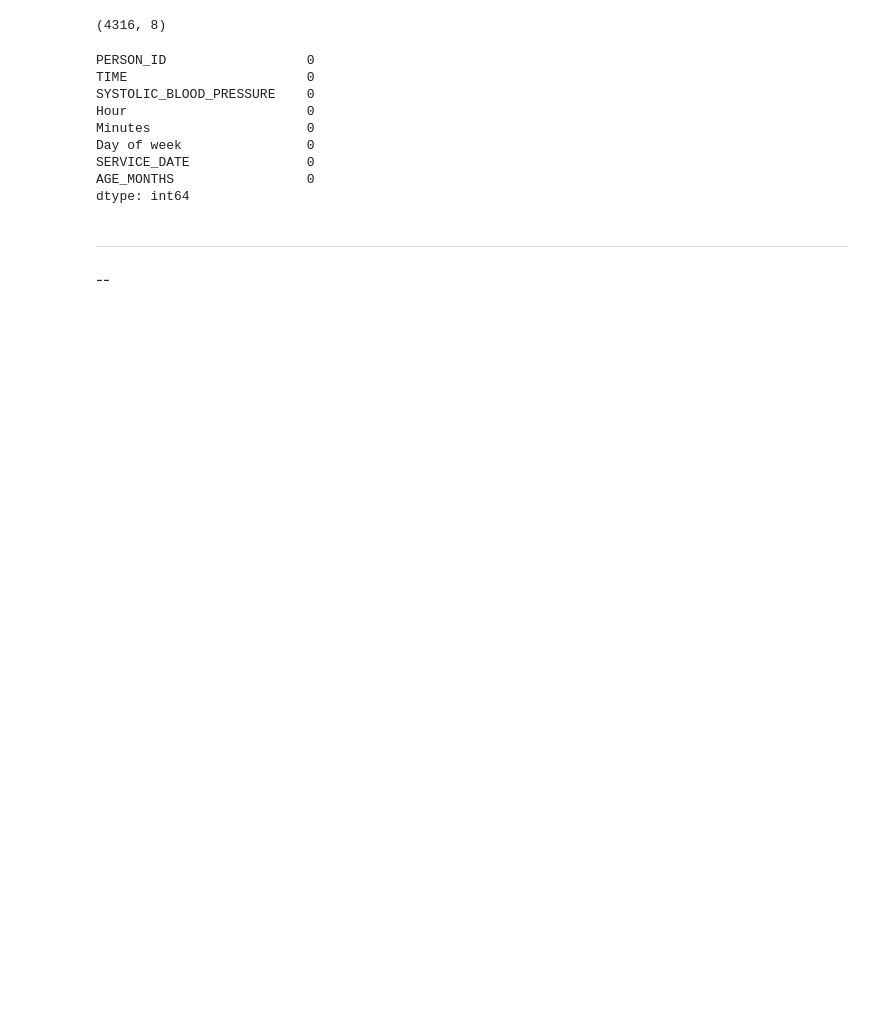
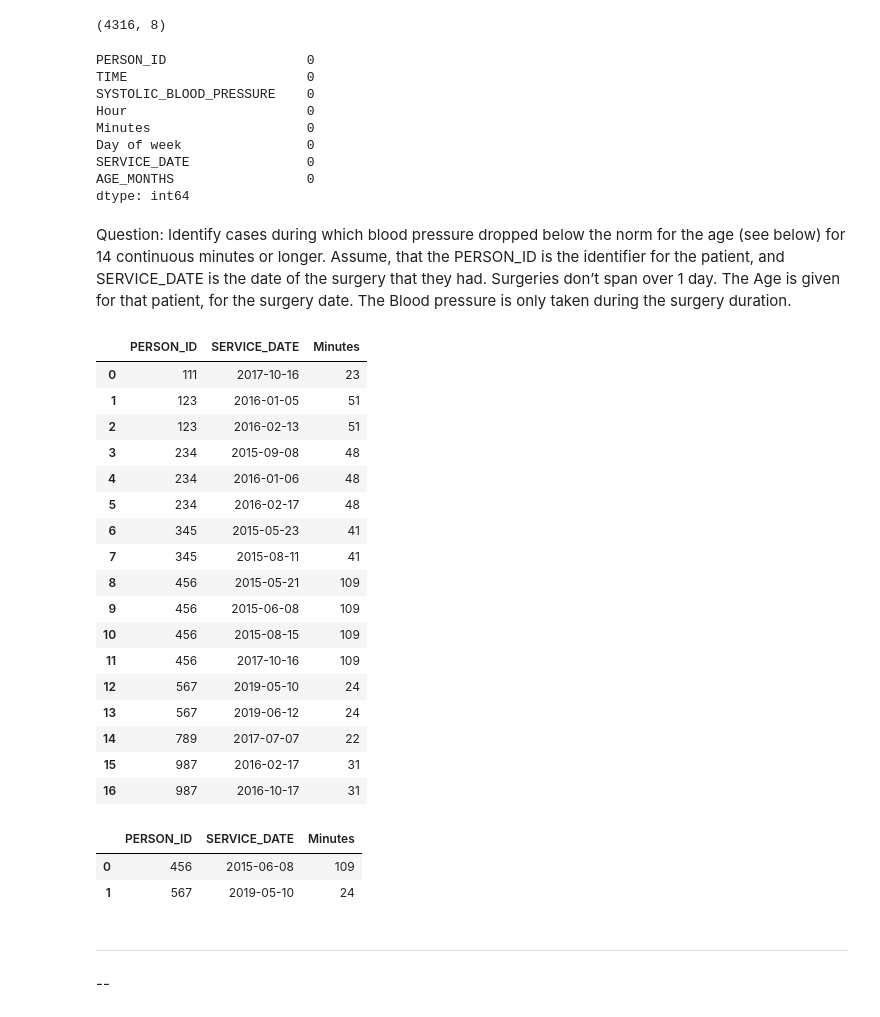
Before and after one commit to CharlesProjectSolutions/BCH_ETL_Assessment, a Jupyter notebook: BCH_ETL_BloodPressure_Demographic_Assessment.ipynb, the cells around one changed output. Cells and saved outputs as stored; diff of their text form; code cells hidden in the pictures; blank space fills up the shorter version.

```diff
--- a/BCH_ETL_BloodPressure_Demographic_Assessment.ipynb
+++ b/BCH_ETL_BloodPressure_Demographic_Assessment.ipynb
@@ -206,6 +208,42 @@ Day of week                0
 SERVICE_DATE               0
 AGE_MONTHS                 0
 dtype: int64
+# %% [markdown]
+Question: Identify cases during which blood pressure dropped below the norm for the age (see below) for 14 continuous minutes or longer. Assume, that the PERSON_ID is the identifier for the patient, and SERVICE_DATE is the date of the surgery that they had. Surgeries don’t span over 1 day. The Age is given for that patient, for the surgery date.  The Blood pressure is only taken during the surgery duration.
+# %%
+bloodpressure_demographics[(bloodpressure_demographics.Minutes>=14) &
+                           (bloodpressure_demographics.SYSTOLIC_BLOOD_PRESSURE <=46)]\
+.groupby(['PERSON_ID', 'SERVICE_DATE'], as_index = False).agg({'Minutes':'count'})
+# %% [output]
+|  | PERSON_ID | SERVICE_DATE | Minutes |
+| 0 | 111 | 2017-10-16 | 23 |
+| 1 | 123 | 2016-01-05 | 51 |
+| 2 | 123 | 2016-02-13 | 51 |
+| 3 | 234 | 2015-09-08 | 48 |
+| 4 | 234 | 2016-01-06 | 48 |
+| 5 | 234 | 2016-02-17 | 48 |
+| 6 | 345 | 2015-05-23 | 41 |
+| 7 | 345 | 2015-08-11 | 41 |
+| 8 | 456 | 2015-05-21 | 109 |
+| 9 | 456 | 2015-06-08 | 109 |
+| 10 | 456 | 2015-08-15 | 109 |
+| 11 | 456 | 2017-10-16 | 109 |
+| 12 | 567 | 2019-05-10 | 24 |
+| 13 | 567 | 2019-06-12 | 24 |
+| 14 | 789 | 2017-07-07 | 22 |
+| 15 | 987 | 2016-02-17 | 31 |
+| 16 | 987 | 2016-10-17 | 31 |
+# %%
+# Age_Month = "40"
+
+bloodpressure_demographics[(bloodpressure_demographics.Minutes>=14) &
+                           (bloodpressure_demographics.SYSTOLIC_BLOOD_PRESSURE <=46) &
+                           (bloodpressure_demographics.AGE_MONTHS == 40)]\
+.groupby(['PERSON_ID', 'SERVICE_DATE'], as_index = False).agg({'Minutes':'count'})
+# %% [output]
+|  | PERSON_ID | SERVICE_DATE | Minutes |
+| 0 | 456 | 2015-06-08 | 109 |
+| 1 | 567 | 2019-05-10 | 24 |
 # %% [markdown]
 ---
 # %%
```
Also changed, not shown: parts of 7 cells of this notebook.
